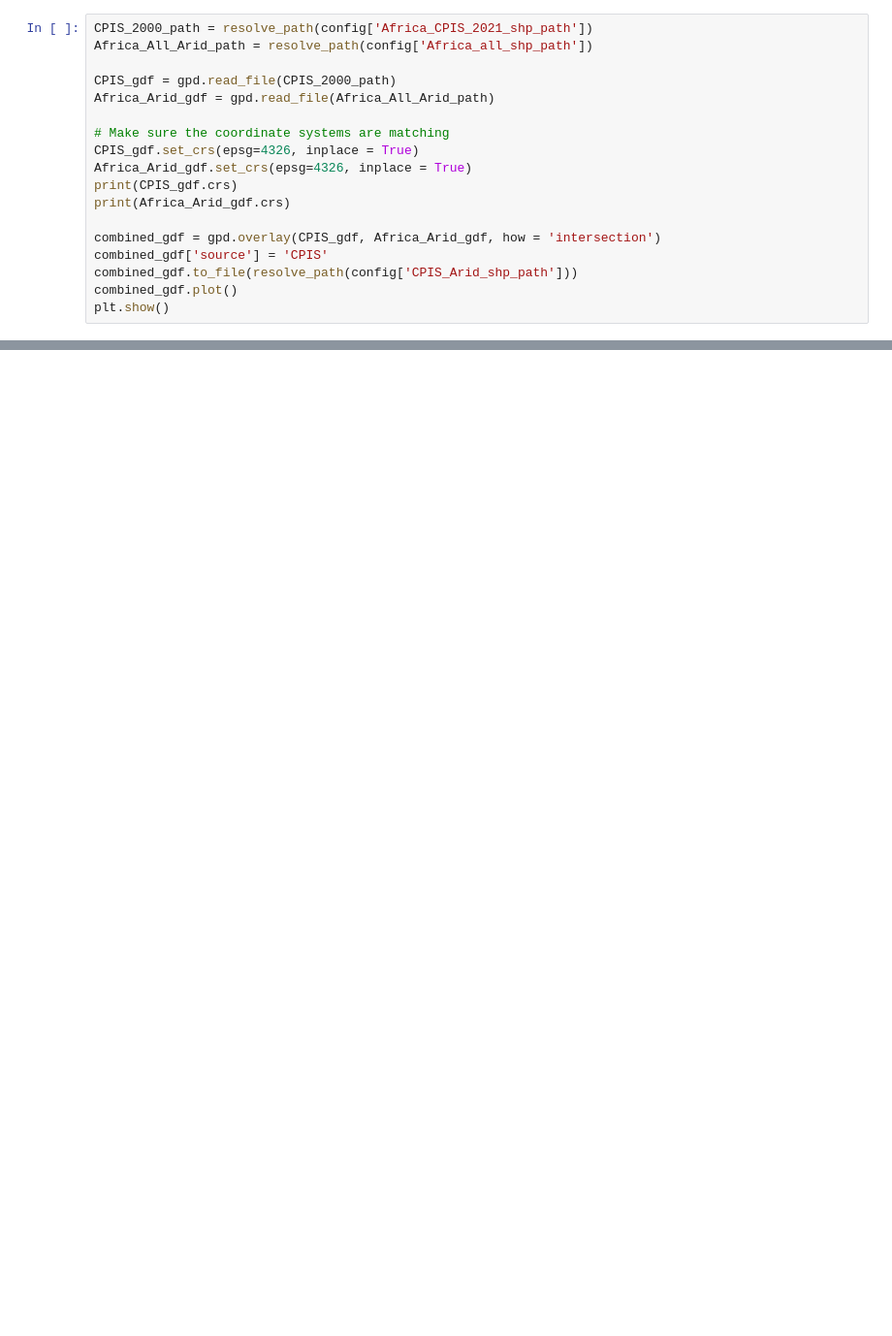
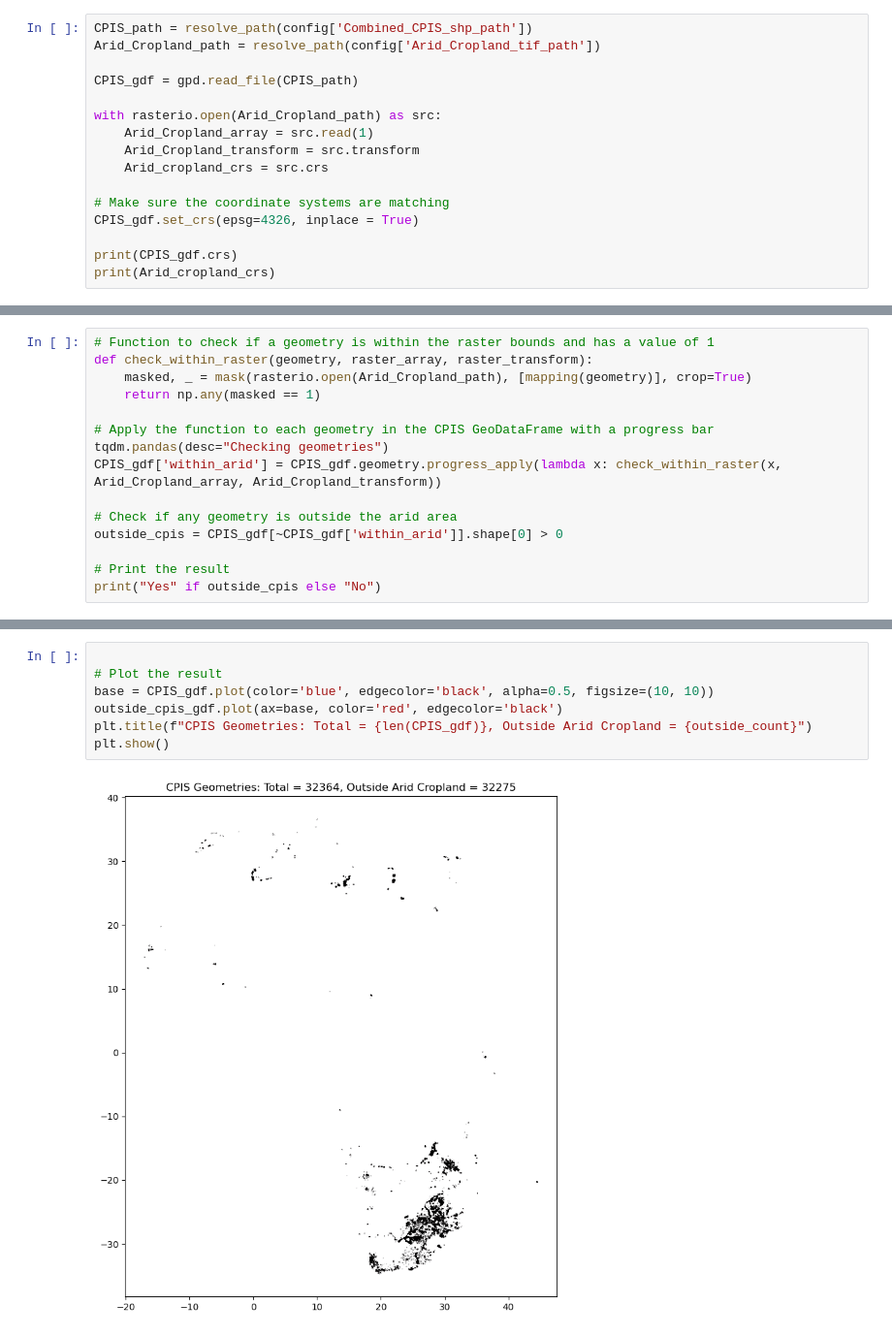
Before and after one commit to rellimylime/Africa_Irrigation, a Jupyter notebook: Code/0_process_data/4_CPIS_overlay.ipynb, the cells around one changed output, grey strips where cells are left out. Shown at 97% size. Cells and saved outputs as stored; diff of their text form; blank space fills up the shorter version.

Commit message:
Issues with aridity bounds

```diff
--- a/Code/0_process_data/4_CPIS_overlay.ipynb
+++ b/Code/0_process_data/4_CPIS_overlay.ipynb
@@ -20,21 +17,19 @@ with open('../../config.yaml', 'r') as file:
 def resolve_path(relative_path):
     return os.path.join(config['base_path'], relative_path)
 # %%
-CPIS_2000_path = resolve_path(config['Africa_CPIS_2021_shp_path'])
-Africa_All_Arid_path = resolve_path(config['Africa_all_shp_path'])
+CPIS_path = resolve_path(config['Combined_CPIS_shp_path'])
+Arid_Cropland_path = resolve_path(config['Arid_Cropland_tif_path'])
 
-CPIS_gdf = gpd.read_file(CPIS_2000_path)
-Africa_Arid_gdf = gpd.read_file(Africa_All_Arid_path)
+CPIS_gdf = gpd.read_file(CPIS_path)
+
+with rasterio.open(Arid_Cropland_path) as src:
+    Arid_Cropland_array = src.read(1)
+    Arid_Cropland_transform = src.transform
+    Arid_cropland_crs = src.crs
 
 # Make sure the coordinate systems are matching
 CPIS_gdf.set_crs(epsg=4326, inplace = True)
-Africa_Arid_gdf.set_crs(epsg=4326, inplace = True)
+
 print(CPIS_gdf.crs)
-print(Africa_Arid_gdf.crs)
-
-combined_gdf = gpd.overlay(CPIS_gdf, Africa_Arid_gdf, how = 'intersection')
-combined_gdf['source'] = 'CPIS'
-combined_gdf.to_file(resolve_path(config['CPIS_Arid_shp_path']))
-combined_gdf.plot()
-plt.show()
+print(Arid_cropland_crs)
 # %% [output]
@@ -43,0 +37,15 @@ EPSG:4326
+# %%
+# Function to check if a geometry is within the raster bounds and has a value of 1
+def check_within_raster(geometry, raster_array, raster_transform):
+    masked, _ = mask(rasterio.open(Arid_Cropland_path), [mapping(geometry)], crop=True)
+    return np.any(masked == 1)
+
+# Apply the function to each geometry in the CPIS GeoDataFrame with a progress bar
+tqdm.pandas(desc="Checking geometries")
+CPIS_gdf['within_arid'] = CPIS_gdf.geometry.progress_apply(lambda x: check_within_raster(x, Arid_Cropland_array, Arid_Cropland_transform))
+
+# Check if any geometry is outside the arid area
+outside_cpis = CPIS_gdf[~CPIS_gdf['within_arid']].shape[0] > 0
+
+# Print the result
+print("Yes" if outside_cpis else "No")
@@ -43,0 +109,9 @@ EPSG:4326
+# %%
+
+# Plot the result
+base = CPIS_gdf.plot(color='blue', edgecolor='black', alpha=0.5, figsize=(10, 10))
+outside_cpis_gdf.plot(ax=base, color='red', edgecolor='black')
+plt.title(f"CPIS Geometries: Total = {len(CPIS_gdf)}, Outside Arid Cropland = {outside_count}")
+plt.show()
+# %% [output]
+[figure, added]
```
Also changed, not shown: parts of 8 cells of this notebook.
